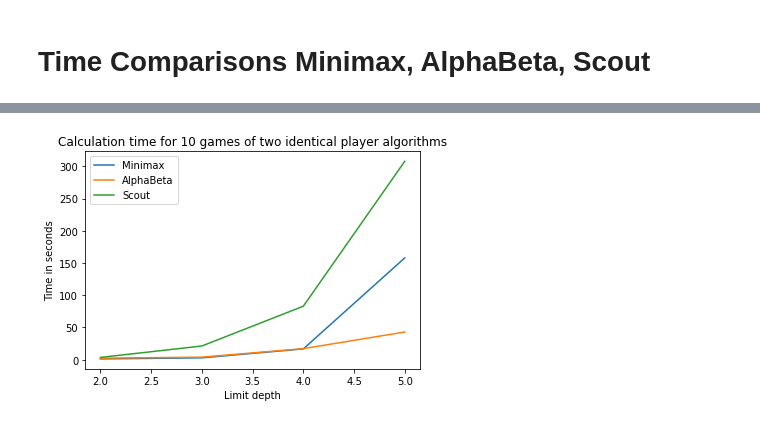
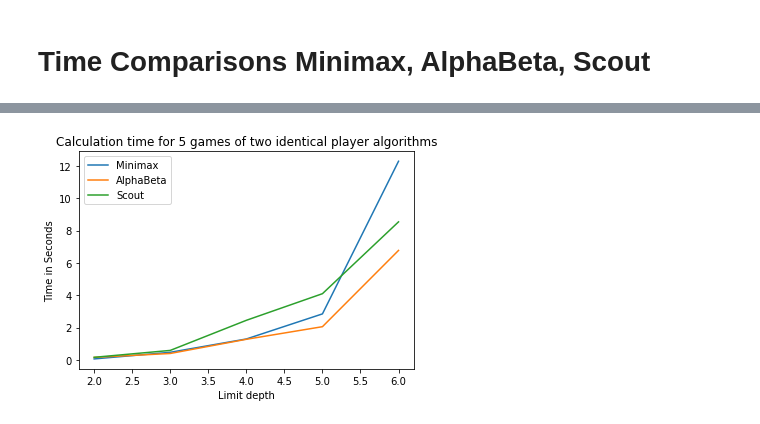
Before and after one commit to insabelter/Kalah, a Jupyter notebook: AIComparisons.ipynb, the cells around one changed output, grey strips where cells are left out. Cells and saved outputs as stored; diff of their text form; code cells hidden in the pictures.

```diff
--- a/AIComparisons.ipynb
+++ b/AIComparisons.ipynb
@@ -424,0 +383,22 @@ scout = [3.5,21.2,83.0,308.0]
+# %%
+limits = [2,3,4,5,6]
+
+mini_counts = []
+alphabeta_counts  = []
+scout_counts  = []
+
+mini_times = []
+alphabeta_times  = []
+scout_times  = []
+# %%
+for limit in limits:
+    mini_times.append(testWithLimit(Minimax, limit))
+    mini_counts.append(gCounts)
+# %%
+for limit in limits:
+    alphabeta_times.append(testWithLimit(AlphaBeta, limit))
+    alphabeta_counts.append(gCounts)
+# %%
+for limit in limits:
+    scout_times.append(testWithLimit(Scout, limit))
+    scout_counts.append(gCounts)
@@ -425,21 +423,21 @@ scout = [3.5,21.2,83.0,308.0]
 # %%
 import matplotlib as mlp
 import matplotlib.pyplot as plt
 
-plt.title('Calculation time for 10 games of two identical player algorithms')
+plt.title('Calculation time for 5 games of two identical player algorithms')
 plt.xlabel('Limit depth')
-plt.ylabel('Time in seconds')
+plt.ylabel('Time in Seconds')
 
-plt.plot(seeds, mini, label="Minimax")
-plt.plot(seeds, alphabeta, label="AlphaBeta")
-plt.plot(seeds, scout, label="Scout")
+plt.plot(limits, mini_times, label="Minimax")
+plt.plot(limits, alphabeta_times, label="AlphaBeta")
+plt.plot(limits, scout_times, label="Scout")
 
 plt.legend(loc='upper left', frameon=True)
 
 # Diagramm anzeigen:
 plt.show()
 # %% [output]
-[figure, old version]
+[figure, new version]
 # %% [markdown]
 <a style='text-decoration:none;line-height:16px;display:flex;color:#5B5B62;padding:10px;justify-content:end;' href='https://deepnote.com?utm_source=created-in-deepnote-cell&projectId=b91c3ea7-d814-439b-837a-72fdc90697b1' target="_blank">
 <img alt='Created in deepnote.com' style='display:inline;max-height:16px;margin:0px;margin-right:7.5px;' src='embedded-picture-1' > </img>
```
Also changed, not shown: parts of 18 cells of this notebook, 4 other files.
